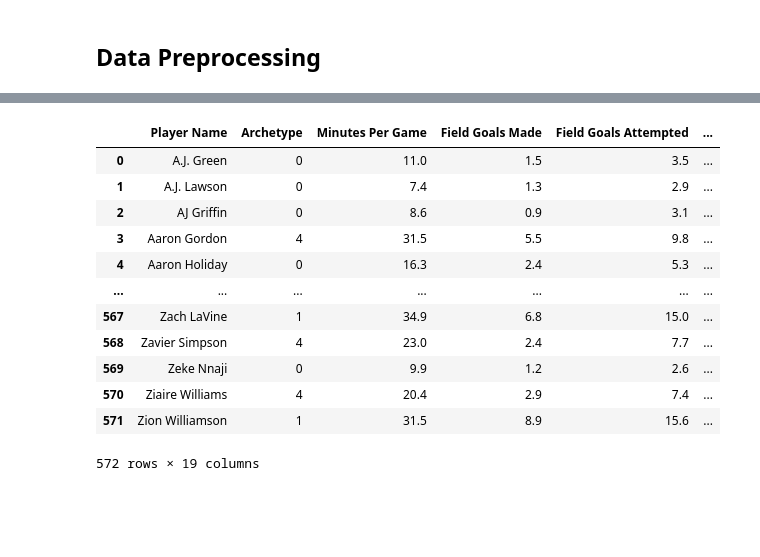
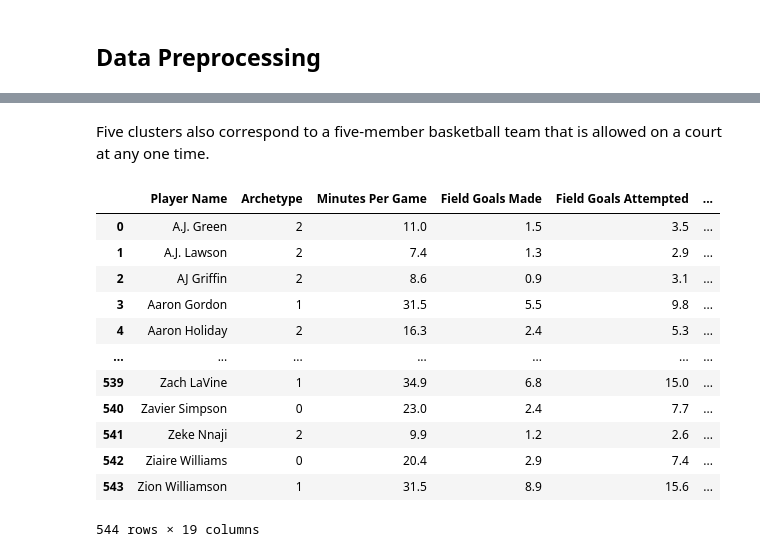
Before and after one commit to nazstephen/NBA-Archetypes, a Jupyter notebook: NBA Archetypes.ipynb, the cells around one changed output, grey strips where cells are left out. Saved outputs shown, nothing was run; the diff lists cells and outputs as text; code cells hidden in the pictures; blank space fills up the shorter version.

```diff
--- a/NBA Archetypes.ipynb
+++ b/NBA Archetypes.ipynb
@@ -40,7 +41,7 @@ def load_data(file_name, local_path, server_path, encoding='utf-8', sep=','):
     return data
 
 file_name = '2023-2024 NBA Player Stats - Regular.csv'
-local_path = '/Users/benjaminstephen/Documents/TripleTen/Code_Pudding/NBA-Archetypes/datasets/'
+local_path = '/Users/ericmacdougall/Downloads/NBA-Archetypes-main/datasets/'
 server_path = '/datasets/'
 
 df = load_data(file_name, local_path, server_path, encoding='ISO-8859-1', sep=';')
@@ -387,7 +378,7 @@ variance_list = []
 
 for n_components in range(2,17):
     pca = PCA(n_components=n_components)
-    pca.fit_transform(scaled_df)
+    components = pca.fit_transform(scaled_df)
     variance = sum(pca.explained_variance_ratio_)
     variance_list.append(variance)
     print("For n_components = {}, explained variance ratio is {}".format(n_components, variance))
@@ -484,36 +461,30 @@ We settled on using 5 clusters.
 # %%
+# Perform PCA to reduce the data to 6 components
+pca = PCA(n_components=6)
+scaled_df_pca_6 = pca.fit_transform(scaled_df)
+
 # Fit KMeans with 5 clusters
 kmeans = KMeans(n_clusters=5, random_state=12345)
-kmeans.fit(reduced_data_6)
+kmeans.fit(components_6)
 
-# Get the cluster labels
+# Reduce data to 2 components for visualization
+pca_2d = PCA(n_components=2)
+scaled_df_pca_2d = pca_2d.fit_transform(components_6)
+
+# Get the cluster labels and centroids
 labels = kmeans.labels_
-
-# Reduce the data to 2 components for visualization
-pca_2d = PCA(n_components=2)
-scaled_df_pca_2d = pca_2d.fit_transform(reduced_data_6)
-
-# Get the cluster centroids in the 2D space
-centroids_2d = pca_2d.transform(kmeans.cluster_centers_)
+centroids = pca_2d.transform(kmeans.cluster_centers_)
 
 # Plot the clusters
 plt.figure(figsize=(10, 8))
-
-# Scatter plot for each cluster with different color
-for i in range(5):
-    plt.scatter(scaled_df_pca_2d[labels == i, 0], scaled_df_pca_2d[labels == i, 1],
-                label=f'Cluster {i}', alpha=0.6, s=50)
-
-# Scatter plot for the centroids
-plt.scatter(centroids_2d[:, 0], centroids_2d[:, 1], c='red', marker='x', s=200, label='Centroids')
+plt.scatter(scaled_df_pca_2d[:, 0], scaled_df_pca_2d[:, 1], c=labels, cmap='viridis', alpha=0.6, s=50)
+plt.scatter(centroids[:, 0], centroids[:, 1], c='red', marker='x', s=200, label='Centroids')
 
 # Add labels and title
 plt.xlabel('PCA Component 1')
 plt.ylabel('PCA Component 2')
 plt.title('KMeans Clusters and Centroids (Reduced to 2 Components)')
-
-# Add legend
-plt.legend()
+plt.legend(labels=labels)
 
 # Show the plot
 plt.show()
@@ -522,26 +527,28 @@ plt.show()
+# %% [markdown]
+Five clusters also correspond to a five-member basketball team that is allowed on a court at any one time.
 # %%
 aggregated_df['Player Name'] = names
-aggregated_df['Archetype'] = labels
+aggregated_df['Archetype'] = labels.astype(str)
 
 columns = ['Player Name', 'Archetype'] + [col for col in aggregated_df.columns if col not in ['Player Name', 'Archetype']]
 aggregated_df = aggregated_df[columns]
 
 # Display the updated DataFrame
 display(aggregated_df)
 # %% [output]
 |  | Player Name | Archetype | Minutes Per Game | Field Goals Made | Field Goals Attempted | ... |
-| 0 | A.J. Green | 0 | 11.0 | 1.5 | 3.5 | ... |
-| 1 | A.J. Lawson | 0 | 7.4 | 1.3 | 2.9 | ... |
-| 2 | AJ Griffin | 0 | 8.6 | 0.9 | 3.1 | ... |
-| 3 | Aaron Gordon | 4 | 31.5 | 5.5 | 9.8 | ... |
-| 4 | Aaron Holiday | 0 | 16.3 | 2.4 | 5.3 | ... |
+| 0 | A.J. Green | 2 | 11.0 | 1.5 | 3.5 | ... |
+| 1 | A.J. Lawson | 2 | 7.4 | 1.3 | 2.9 | ... |
+| 2 | AJ Griffin | 2 | 8.6 | 0.9 | 3.1 | ... |
+| 3 | Aaron Gordon | 1 | 31.5 | 5.5 | 9.8 | ... |
+| 4 | Aaron Holiday | 2 | 16.3 | 2.4 | 5.3 | ... |
 | ... | ... | ... | ... | ... | ... | ... |
-| 567 | Zach LaVine | 1 | 34.9 | 6.8 | 15.0 | ... |
-| 568 | Zavier Simpson | 4 | 23.0 | 2.4 | 7.7 | ... |
-| 569 | Zeke Nnaji | 0 | 9.9 | 1.2 | 2.6 | ... |
-| 570 | Ziaire Williams | 4 | 20.4 | 2.9 | 7.4 | ... |
-| 571 | Zion Williamson | 1 | 31.5 | 8.9 | 15.6 | ... |
+| 539 | Zach LaVine | 1 | 34.9 | 6.8 | 15.0 | ... |
+| 540 | Zavier Simpson | 0 | 23.0 | 2.4 | 7.7 | ... |
+| 541 | Zeke Nnaji | 2 | 9.9 | 1.2 | 2.6 | ... |
+| 542 | Ziaire Williams | 0 | 20.4 | 2.9 | 7.4 | ... |
+| 543 | Zion Williamson | 1 | 31.5 | 8.9 | 15.6 | ... |
-572 rows × 19 columns
+544 rows × 19 columns
 # %%
 # Calculate the percentage of each archetype
 archetype_counts = aggregated_df['Archetype'].value_counts(normalize=True) * 100
```
Also changed, not shown: parts of 45 cells of this notebook.
